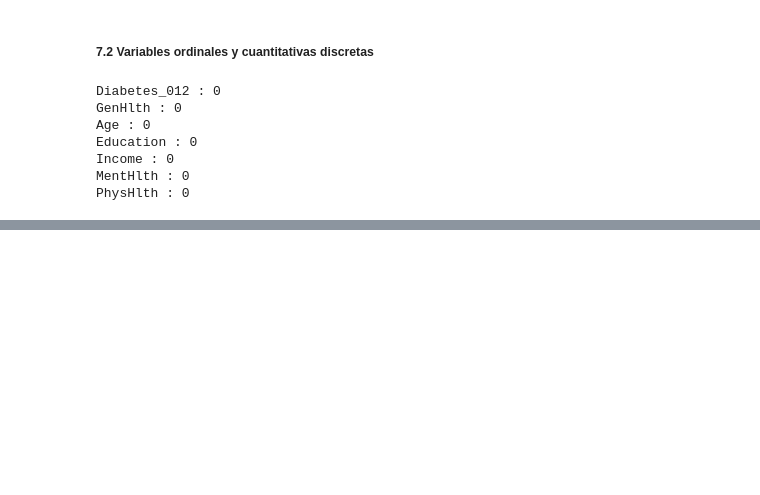
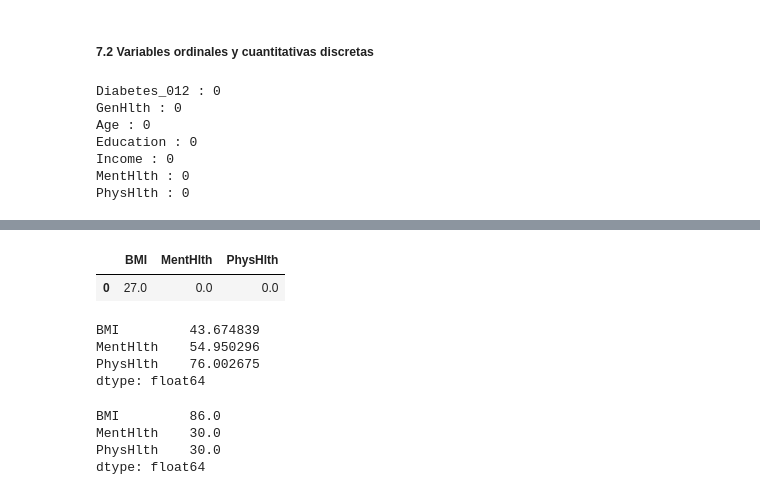
Before and after one commit to RodrigoP08/Practica_Integradora_Mineria, a Jupyter notebook: notebooks/01_limpieza.ipynb, the cells around one changed output, grey strips where cells are left out. Drawn from its saved outputs; the diff is of its cells as text; code cells hidden in the pictures; blank space fills up the shorter version.

```diff
--- a/notebooks/01_limpieza.ipynb
+++ b/notebooks/01_limpieza.ipynb
@@ -286,0 +309,22 @@ No se encontraron valores inválidos en las variables binarias, ordinales y cuan
+# %%
+# Moda
+df[variables_cuantitativas].mode()
+# %% [output]
+|  | BMI | MentHlth | PhysHlth |
+| 0 | 27.0 | 0.0 | 0.0 |
+# %%
+# Varianza
+df[variables_cuantitativas].var()
+# %% [output]
+BMI         43.674839
+MentHlth    54.950296
+PhysHlth    76.002675
+dtype: float64
+# %%
+# Rango
+df[variables_cuantitativas].max() - df[variables_cuantitativas].min()
+# %% [output]
+BMI         86.0
+MentHlth    30.0
+PhysHlth    30.0
+dtype: float64
```
Also changed, not shown: parts of 3 cells of this notebook.
